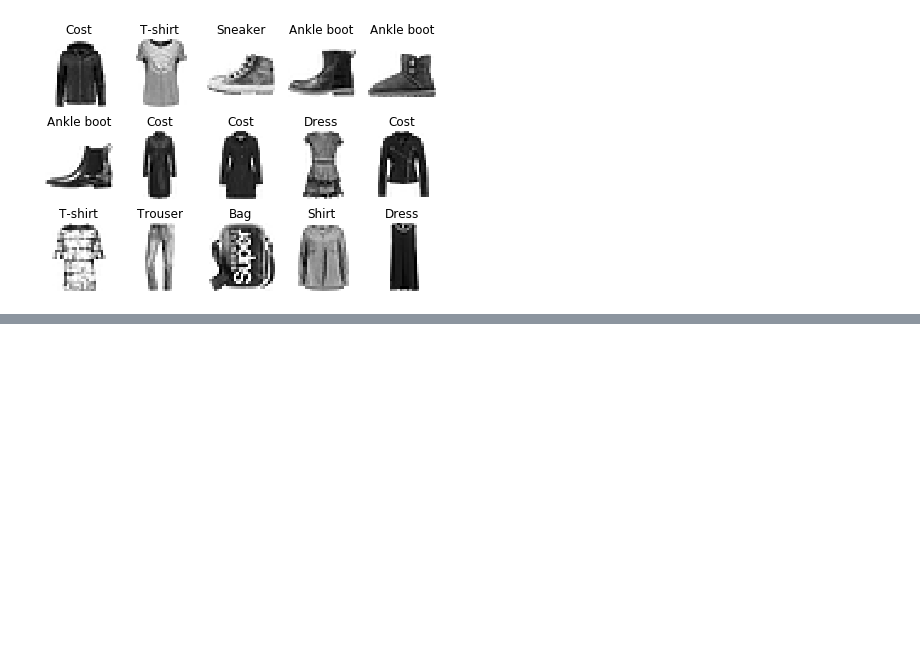
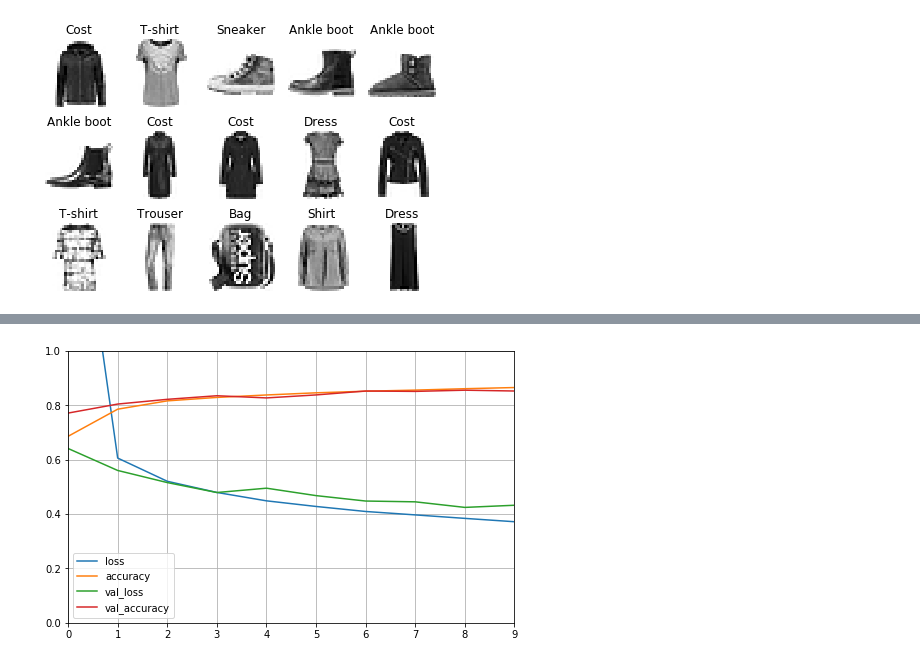
Before and after one commit to plum528/learn_tf2, a Jupyter notebook: tf_kares_classification_model.ipynb, the cells around one changed output, grey strips where cells are left out. Cells and saved outputs as stored; diff of their text form; code cells hidden in the pictures; blank space fills up the shorter version.

```diff
--- a/tf_kares_classification_model.ipynb
+++ b/tf_kares_classification_model.ipynb
@@ -65,3 +69,20 @@ class_names = ['T-shirt', 'Trouser', 'Pullover', 'Dress',
 show_imgs(3, 5, x_train, y_train, class_names)
 # %% [output]
 [figure]
+# %%
+#tf.keras.models.Sequential()
+
+model = keras.models.Sequential()
+model.add(keras.layers.Flatten(input_shape = [28, 28]))
+model.add(keras.layers.Dense(300, activation = "relu"))
+model.add(keras.layers.Dense(100, activation = "relu"))
+model.add(keras.layers.Dense(10, activation = "softmax"))
+
+# relu: y = max(0, x)
+# softmax: 将向量变成概率分布. x = [x1, x2, x3]
+# y = [e^x1/sum, e^x2/sum, e^x3/sum], sum = e^x1 + e^/x2 + e^/x3
+
+# reason for sparse: y-> index. y->one_hot->[]
+model.compile(loss = "sparse_categorical_crossentropy",
+             optimizer = "sgd",
+             metrics = ["accuracy"])
@@ -67,0 +115,3 @@ show_imgs(3, 5, x_train, y_train, class_names)
+# %%
+history = model.fit(x_train, y_train, epochs = 10,
+                 validation_data = (x_valid, y_valid))
@@ -67,0 +160,10 @@ show_imgs(3, 5, x_train, y_train, class_names)
+# %%
+def plot_learning_curves(history):
+    pd.DataFrame(history.history).plot(figsize = (8, 5))
+    plt.grid(True)
+    plt.gca().set_ylim(0, 1)
+    plt.show()
+
+plot_learning_curves(history)
+# %% [output]
+[figure, added]
```
Also changed, not shown: parts of 6 cells of this notebook, 2 other files.
